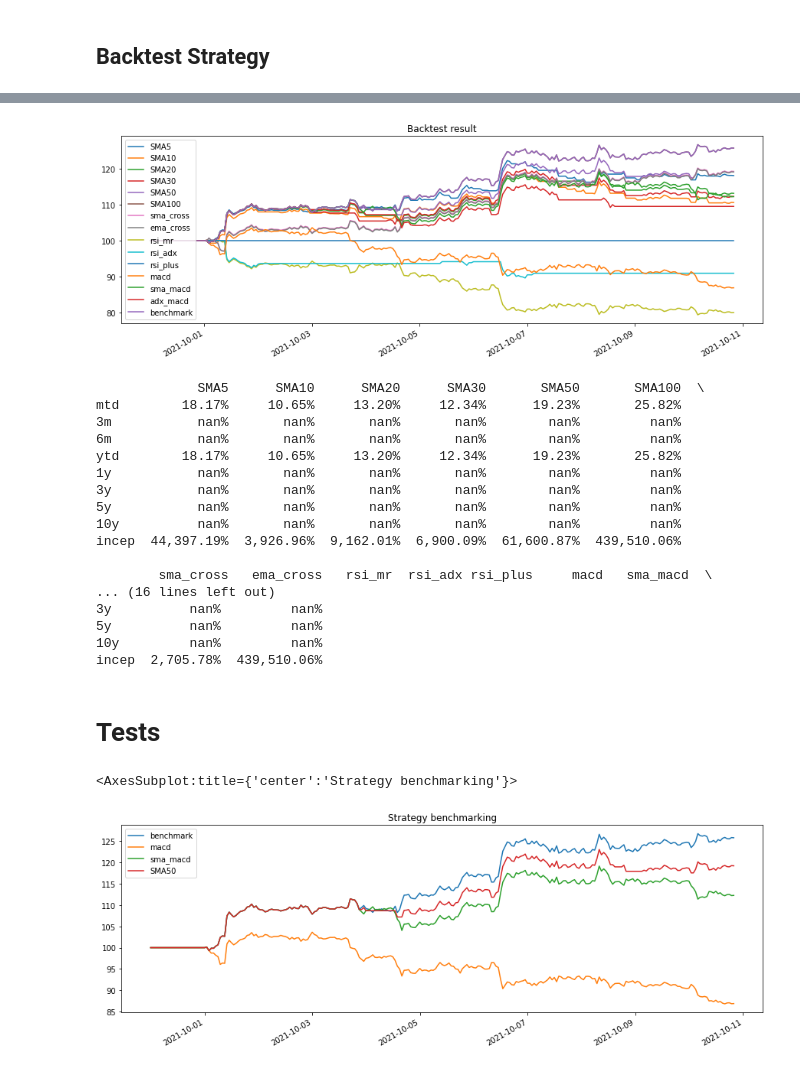
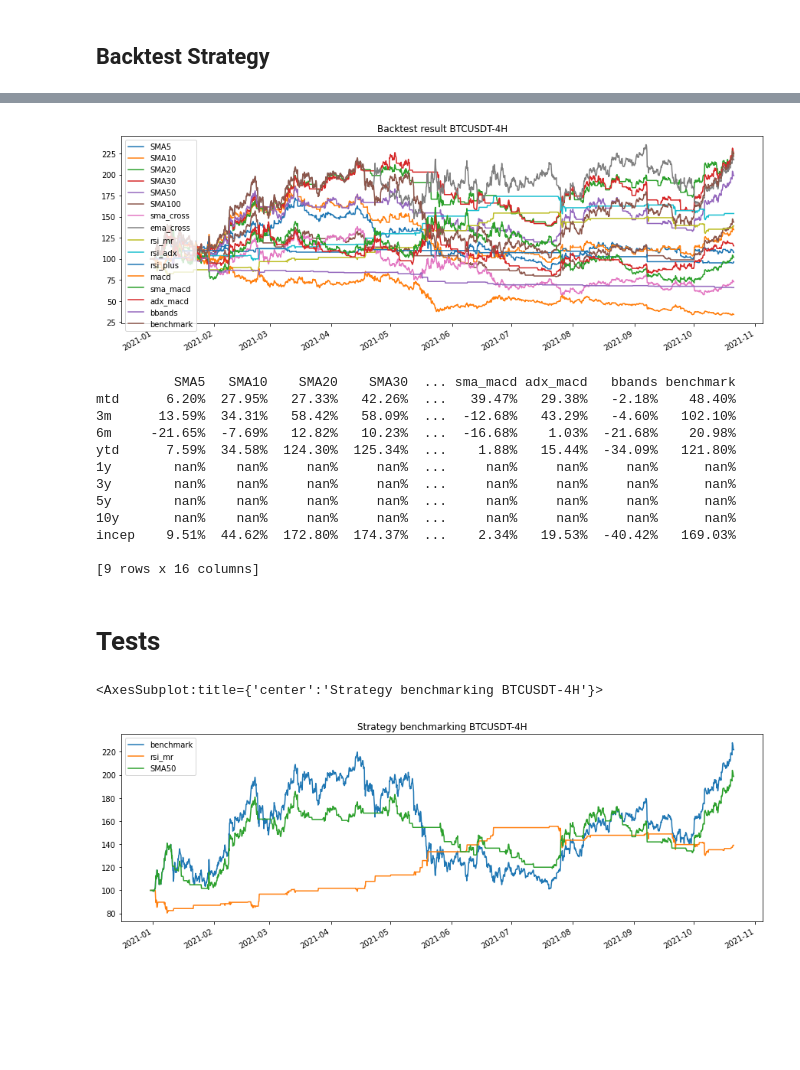
Before and after one commit to evandroagnes/cryptocurrencies-trading, a Jupyter notebook: cryptocurrencies_analysis.ipynb, the cells around one changed output, grey strips where cells are left out. Saved outputs shown, nothing was run; the diff lists cells and outputs as text; code cells hidden in the pictures; blank space fills up the shorter version.

Commit message:
Changes: bbands strategy; rename methods.

```diff
--- a/cryptocurrencies_analysis.ipynb
+++ b/cryptocurrencies_analysis.ipynb
@@ -24,11 +24,11 @@ pair = 'BTCUSDT'
 
 # interval used to compute indicators and backtest analysis
 # valid strategy intervals - 1min, 3min, 5min, 15min, 30min, 1H, 2H, 4H, 6H, 8H, 12H, 1D, 3D, 1W, 1M
-strategy_interval = '1H'
+strategy_interval = '4H'
 
 # date to start/end analysis
 # Use '' for not to limit the data
-dt_start_analysis = '2021-10-1'
+dt_start_analysis = '2021-1-1'
 dt_end_analysis = ''
 # %%
 from binance_utils import init
@@ -373,0 +380,11 @@ plt.show()
+# %%
+from strategy_utils import get_bbands_signal
+from backtest_utils import signal_strategy
+
+signal = get_bbands_signal(data[['ClosePrice']].copy(), data[['UpperBBand']].copy(), data[['LowerBBand']].copy())
+
+# Merge the data
+combined_df = bt.merge(signal, price_data)
+combined_df.columns = ['signal', 'Price']
+combined_df.plot(secondary_y=['signal'])
+plt.show()
@@ -373,0 +393,7 @@ plt.show()
+# %%
+bt_bbands = signal_strategy(price_data.copy(), signal, 'bbands')
+
+bt_result = bt.run(bt_bbands)
+# Plot the backtest result
+bt_result.plot(title='Backtest result')
+plt.show()
@@ -387,7 +432,7 @@ bt_benchmark = buy_and_hold_strategy(price_data.copy(), name='benchmark')
 # %%
 # Run all backtests and plot the resutls
 bt_results = bt.run(bt_sma5,bt_sma10, bt_sma20, bt_sma30, bt_sma50, bt_sma100,
-                    bt_sma_cross, bt_ema_cross, bt_rsi, bt_rsi_adx, bt_rsi_plus, bt_macd, bt_sma_macd, bt_adx_macd,
+                    bt_sma_cross, bt_ema_cross, bt_rsi, bt_rsi_adx, bt_rsi_plus, bt_macd, bt_sma_macd, bt_adx_macd, bt_bbands,
                     bt_benchmark)
 # Plot results
 bt_results.plot(title='Strategy benchmarking')
@@ -479,35 +533,32 @@ bt_results.get_transactions(strategy_name='rsi_adx')
 # %%
 # Plot the backtest result
-bt_results.plot(title='Backtest result')
+title = 'Backtest result ' + pair + '-' + strategy_interval
+bt_results.plot(title=title)
 plt.show()
 
 # Get the lookback returns
 lookback_returns = bt_results.display_lookback_returns()
 print(lookback_returns)
 # %% [output]
-[figure, old version]
+[figure, new version]
-             SMA5      SMA10      SMA20      SMA30       SMA50       SMA100  \
-mtd        18.17%     10.65%     13.20%     12.34%      19.23%       25.82%
-3m           nan%       nan%       nan%       nan%        nan%         nan%
-6m           nan%       nan%       nan%       nan%        nan%         nan%
-ytd        18.17%     10.65%     13.20%     12.34%      19.23%       25.82%
-1y           nan%       nan%       nan%       nan%        nan%         nan%
-3y           nan%       nan%       nan%       nan%        nan%         nan%
-5y           nan%       nan%       nan%       nan%        nan%         nan%
-10y          nan%       nan%       nan%       nan%        nan%         nan%
-incep  44,397.19%  3,926.96%  9,162.01%  6,900.09%  61,600.87%  439,510.06%
+          SMA5   SMA10    SMA20    SMA30  ... sma_macd adx_macd   bbands benchmark
+mtd      6.20%  27.95%   27.33%   42.26%  ...   39.47%   29.38%   -2.18%    48.40%
+3m      13.59%  34.31%   58.42%   58.09%  ...  -12.68%   43.29%   -4.60%   102.10%
+6m     -21.65%  -7.69%   12.82%   10.23%  ...  -16.68%    1.03%  -21.68%    20.98%
+ytd      7.59%  34.58%  124.30%  125.34%  ...    1.88%   15.44%  -34.09%   121.80%
+1y        nan%    nan%     nan%     nan%  ...     nan%     nan%     nan%      nan%
+3y        nan%    nan%     nan%     nan%  ...     nan%     nan%     nan%      nan%
+5y        nan%    nan%     nan%     nan%  ...     nan%     nan%     nan%      nan%
+10y       nan%    nan%     nan%     nan%  ...     nan%     nan%     nan%      nan%
+incep    9.51%  44.62%  172.80%  174.37%  ...    2.34%   19.53%  -40.42%   169.03%
 
-        sma_cross   ema_cross   rsi_mr  rsi_adx rsi_plus     macd   sma_macd  \
-... (16 lines left out)
-3y          nan%         nan%
-5y          nan%         nan%
-10y         nan%         nan%
-incep  2,705.78%  439,510.06%
+[9 rows x 16 columns]
 # %% [markdown]
 # Tests
 # %%
-bt_results_test = bt.run(bt_benchmark, bt_macd, bt_sma_macd, bt_sma50)
-bt_results_test.plot(title='Strategy benchmarking')
+bt_results_test = bt.run(bt_benchmark, bt_rsi, bt_sma50)
+title = 'Strategy benchmarking ' + pair + '-' + strategy_interval
+bt_results_test.plot(title=title)
 # %% [output]
-<AxesSubplot:title={'center':'Strategy benchmarking'}>
+<AxesSubplot:title={'center':'Strategy benchmarking BTCUSDT-4H'}>
-[figure, old version]
+[figure, new version]
```
Also changed, not shown: parts of 31 cells of this notebook, 4 other files.
